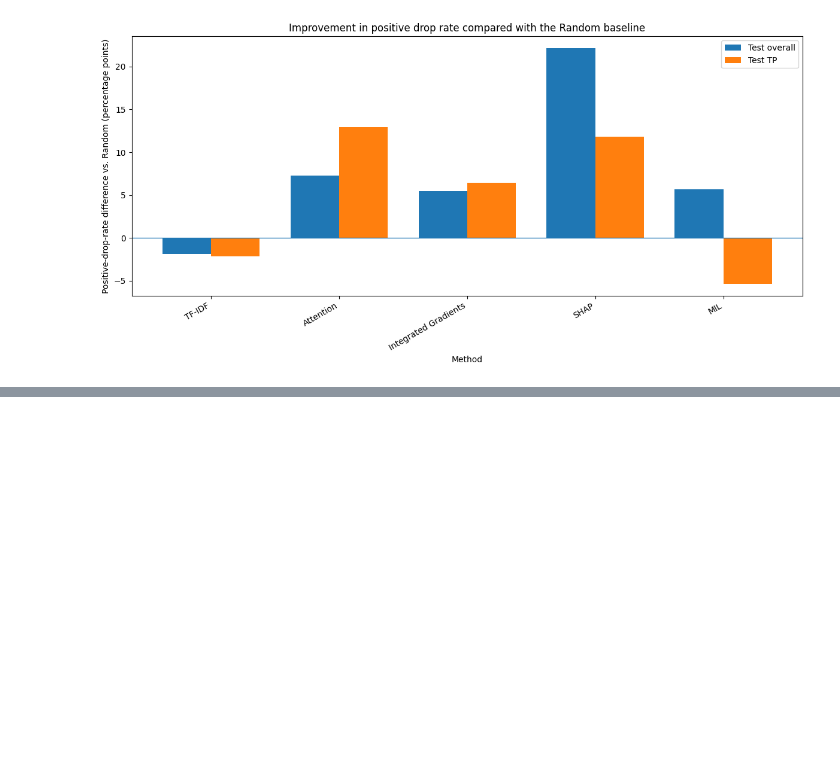
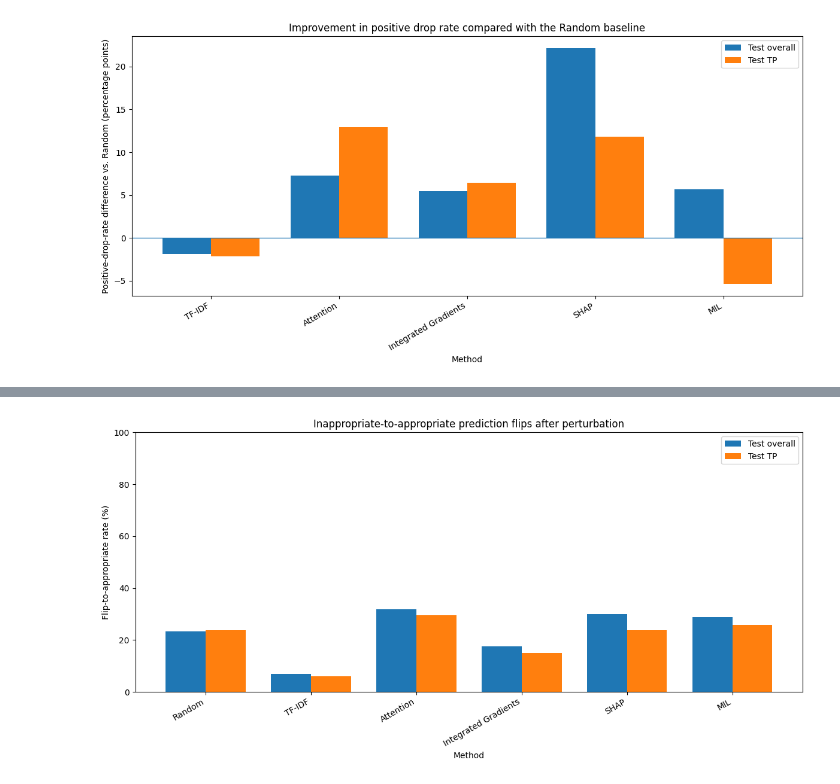
Before and after one commit to Karbs08/Localizing-Inappropriateness-in-Arguments, a Jupyter notebook: evaluation/methods_vs_baselines.ipynb, the cells around one changed output, grey strips where cells are left out. Drawn from its saved outputs; the diff is of its cells as text; code cells hidden in the pictures; blank space fills up the shorter version.

```diff
--- a/evaluation/methods_vs_baselines.ipynb
+++ b/evaluation/methods_vs_baselines.ipynb
@@ -2195,0 +2428,96 @@ display(
+# %%
+# ---------------------------------------------------------------------
+# Flip from inappropriate -> appropriate
+#
+# Denominator:
+# only arguments originally predicted as inappropriate.
+# ---------------------------------------------------------------------
+
+flip_to_appropriate_pivot = (
+    plot_summary
+    .pivot(
+        index="method",
+        columns="subset",
+        values="flip_to_appropriate_rate",
+    )
+    .reindex(METHOD_ORDER)
+    .reindex(columns=SUBSET_ORDER)
+)
+
+
+x_positions = np.arange(
+    len(METHOD_ORDER)
+)
+
+bar_width = 0.38
+
+
+fig, ax = plt.subplots(
+    figsize=(12, 6),
+)
+
+
+for subset_index, subset_name in enumerate(
+    SUBSET_ORDER
+):
+    offset = (
+        subset_index
+        - (len(SUBSET_ORDER) - 1) / 2
+    ) * bar_width
+
+    ax.bar(
+        x_positions + offset,
+        (
+            flip_to_appropriate_pivot[
+                subset_name
+            ].to_numpy(dtype=float)
+            * 100
+        ),
+        width=bar_width,
+        label=subset_name,
+    )
+
+
+ax.set_xticks(
+    x_positions
+)
+
+ax.set_xticklabels(
+    [
+        method_label(method)
+        for method in METHOD_ORDER
+    ],
+    rotation=30,
+    ha="right",
+)
+
+ax.set_xlabel(
+    "Method"
+)
+
+ax.set_ylabel(
+    "Flip-to-appropriate rate (%)"
+)
+
+ax.set_title(
+    "Inappropriate-to-appropriate prediction flips "
+    "after perturbation"
+)
+
+ax.set_ylim(
+    0,
+    100,
+)
+
+ax.legend()
+
+fig.tight_layout()
+
+save_figure(
+    fig,
+    "flip_to_appropriate_rate_test_overall_vs_tp",
+)
+
+plt.show()
+# %% [output]
+[figure, added]
```
Also changed, not shown: parts of 29 cells of this notebook, 5 other files.
